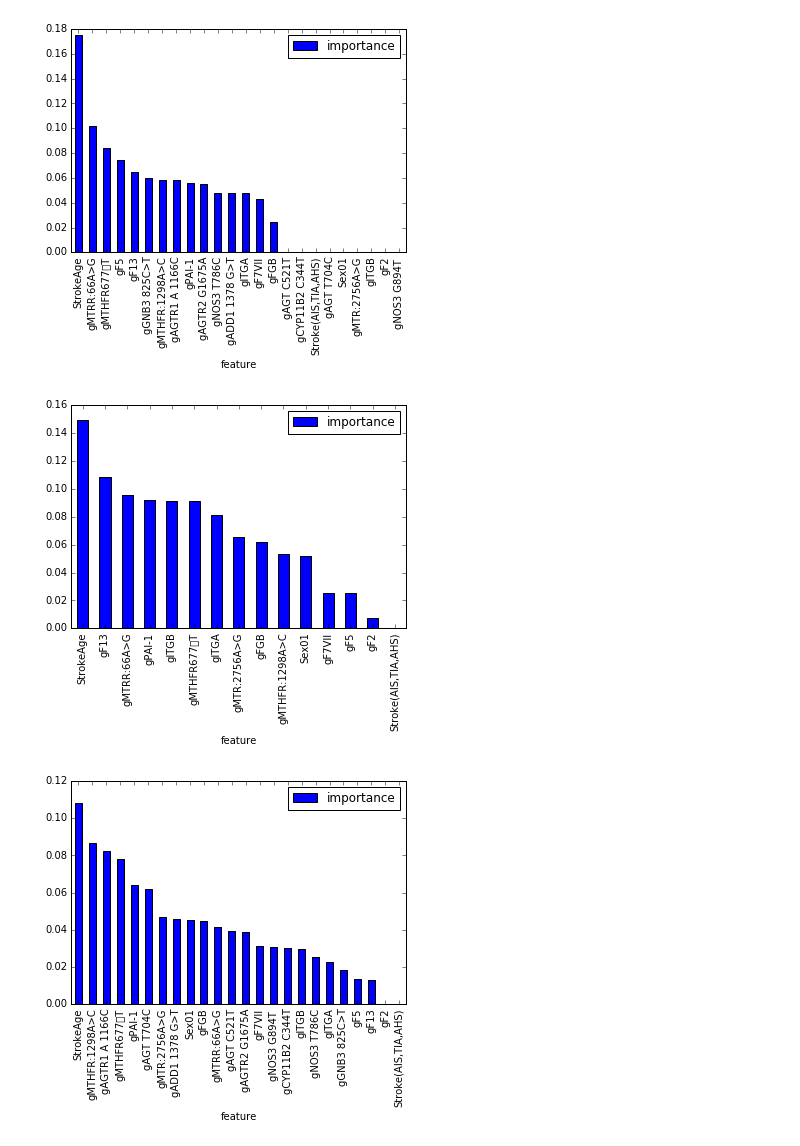
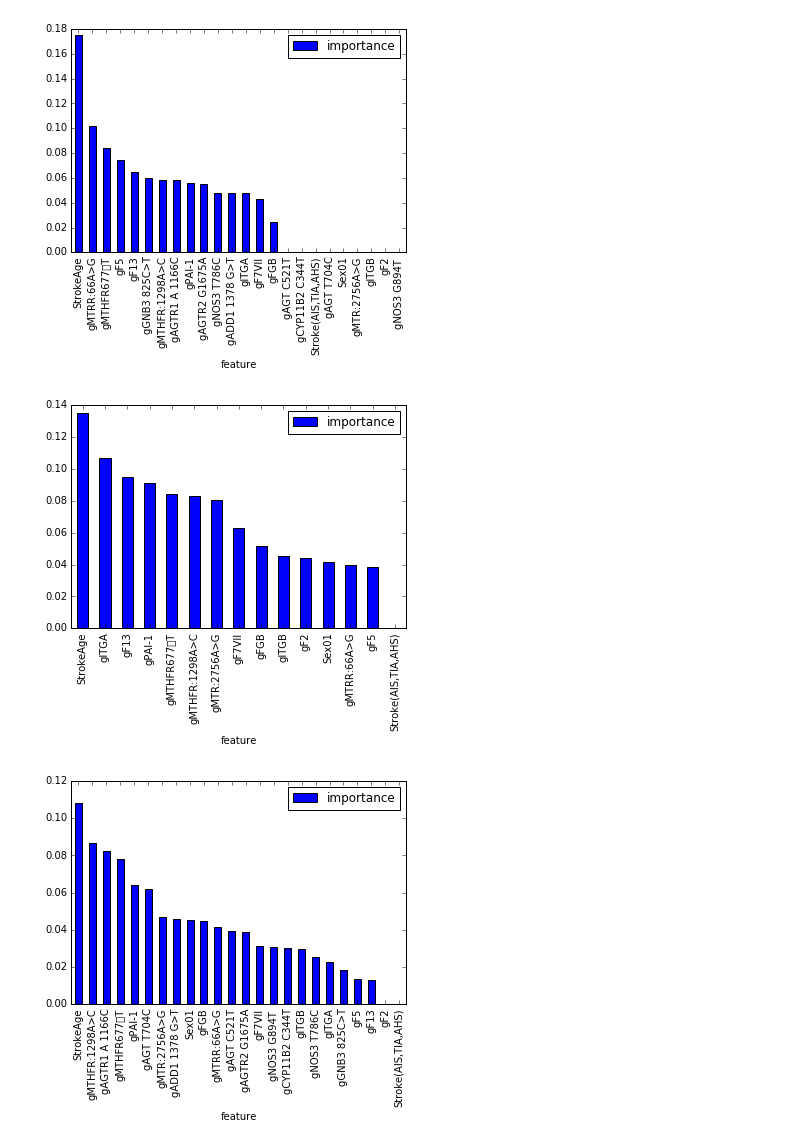
Before and after one commit to coffman21/d, a Jupyter notebook: d.ipynb, the cells around one changed output. Cells and saved outputs as stored; diff of their text form; code cells hidden in the pictures.

```diff
--- a/d.ipynb
+++ b/d.ipynb
@@ -70,6 +69,3 @@ print [str(i) + '; ' + str(j) for i, j in zip(res, yd_test)]
-# %%
-Xc_train, Xc_test, yc_train, yc_test = train_test_split(
-    X_chopped, Y_chopped, test_size = 0.2, random_state=1)
 # %%
 dt2 = tree.DecisionTreeClassifier()
 dt2 = dt2.fit(Xc_train, yc_train)
@@ -144,0 +167,34 @@ avg / total       0.77      0.76      0.75        29
+# %%
+from sklearn.model_selection import  StratifiedShuffleSplit, learning_curve
+def learning_curve_model(X, Y, model, cv, train_sizes):
+    """Функция строит кривую обучения"""
+    plt.figure(figsize=(10, 10))
+    plt.title("Learning curve")
+    plt.xlabel("Training examples")
+    plt.ylabel("Score")
+
+
+    train_sizes, train_scores, test_scores = learning_curve(model, X, Y, cv=cv, n_jobs=4, train_sizes=train_sizes)
+
+    train_scores_mean = np.mean(train_scores, axis=1)
+    train_scores_std  = np.std(train_scores, axis=1)
+    test_scores_mean  = np.mean(test_scores, axis=1)
+    test_scores_std   = np.std(test_scores, axis=1)
+    plt.grid()
+
+    plt.fill_between(train_sizes, train_scores_mean - train_scores_std,train_scores_mean + train_scores_std, alpha=0.1,
+                     color="r")
+    plt.fill_between(train_sizes, test_scores_mean - test_scores_std,test_scores_mean + test_scores_std, alpha=0.1, color="g")
+    plt.plot(train_sizes, train_scores_mean, 'o-', color="r",label="Training score")
+    plt.plot(train_sizes, test_scores_mean, 'o-', color="g",label="Cross-validation score")
+
+    plt.legend(loc="best")
+    return plt
+# %%
+rf_tuned = RandomForestClassifier(n_estimators=10, max_features=3,
+                                  max_depth=3, criterion='entropy',
+                                  bootstrap=False, random_state=21)
+rf_tuned.fit(Xc_train, yc_train)
+res_tuned = rf_tuned.predict(Xc_test)
+print classification_report(yc_test, res_tuned)
+print accuracy_score(yc_test, res_tuned)
@@ -144,0 +210,4 @@ avg / total       0.77      0.76      0.75        29
+# %%
+cv = StratifiedShuffleSplit(n_splits=2, test_size=0.2, random_state=42)
+learning_curve_model(Xc_train, yc_train, rf_tuned, cv, np.linspace(0.1, 1.0, 10))
+plt.show()
@@ -174,12 +249,12 @@ plt.show()
 # %% [output]
 [figure]
 # %%
-importances = pd.DataFrame({'feature':Xc_train.columns,'importance':rf2.feature_importances_})
+importances = pd.DataFrame({'feature':Xc_train.columns,'importance':rf_tuned.feature_importances_})
 importances = importances.sort_values('importance',ascending=False).set_index('feature')
 importances.plot.bar()
 plt.show()
 # %% [output]
-[figure, old version]
+[figure, new version]
 # %%
 importances = pd.DataFrame({'feature':Xd_train.columns,'importance':rf.feature_importances_})
 importances = importances.sort_values('importance',ascending=False).set_index('feature')
```
Also changed, not shown: parts of 13 cells of this notebook, 1 other file.
